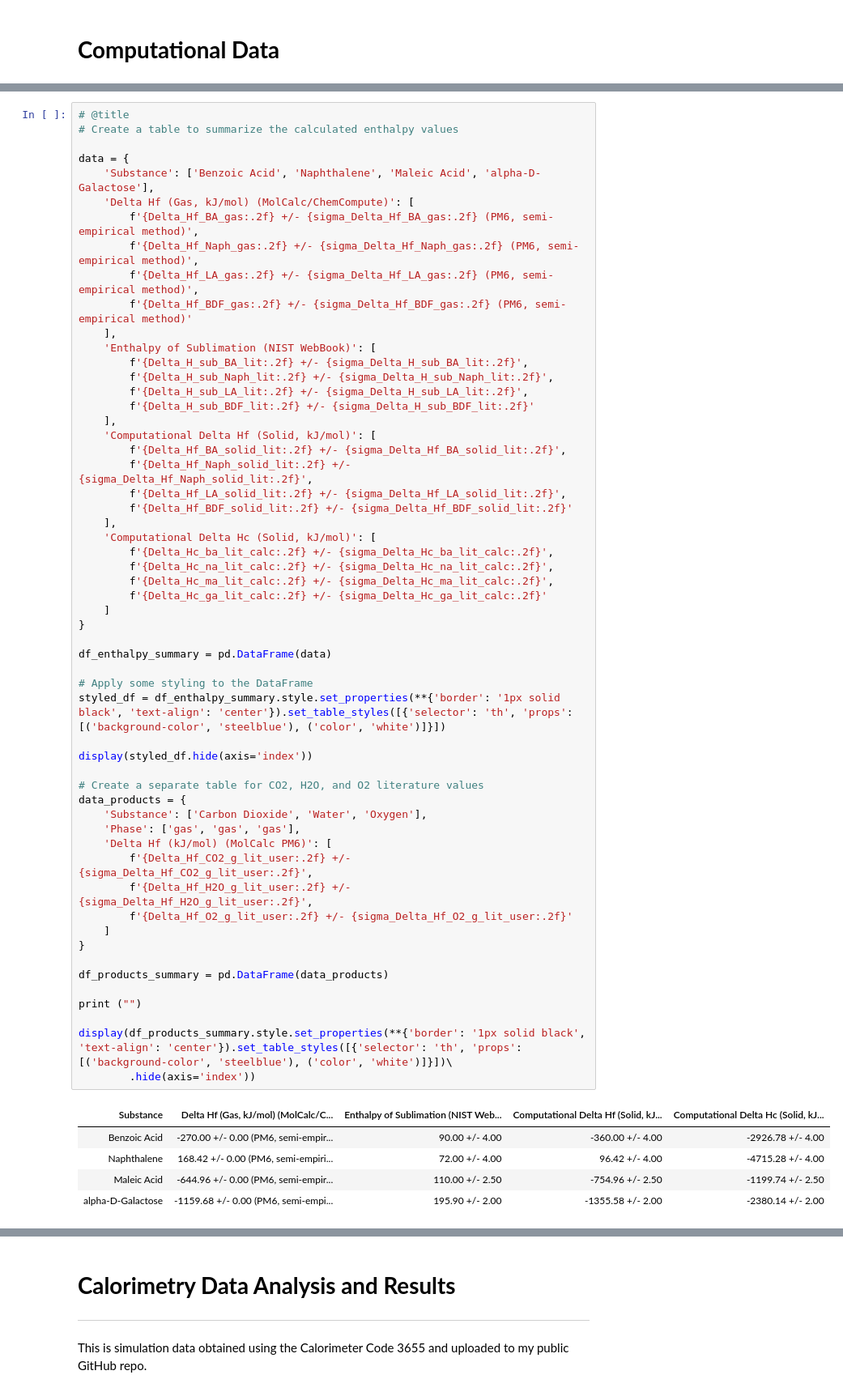
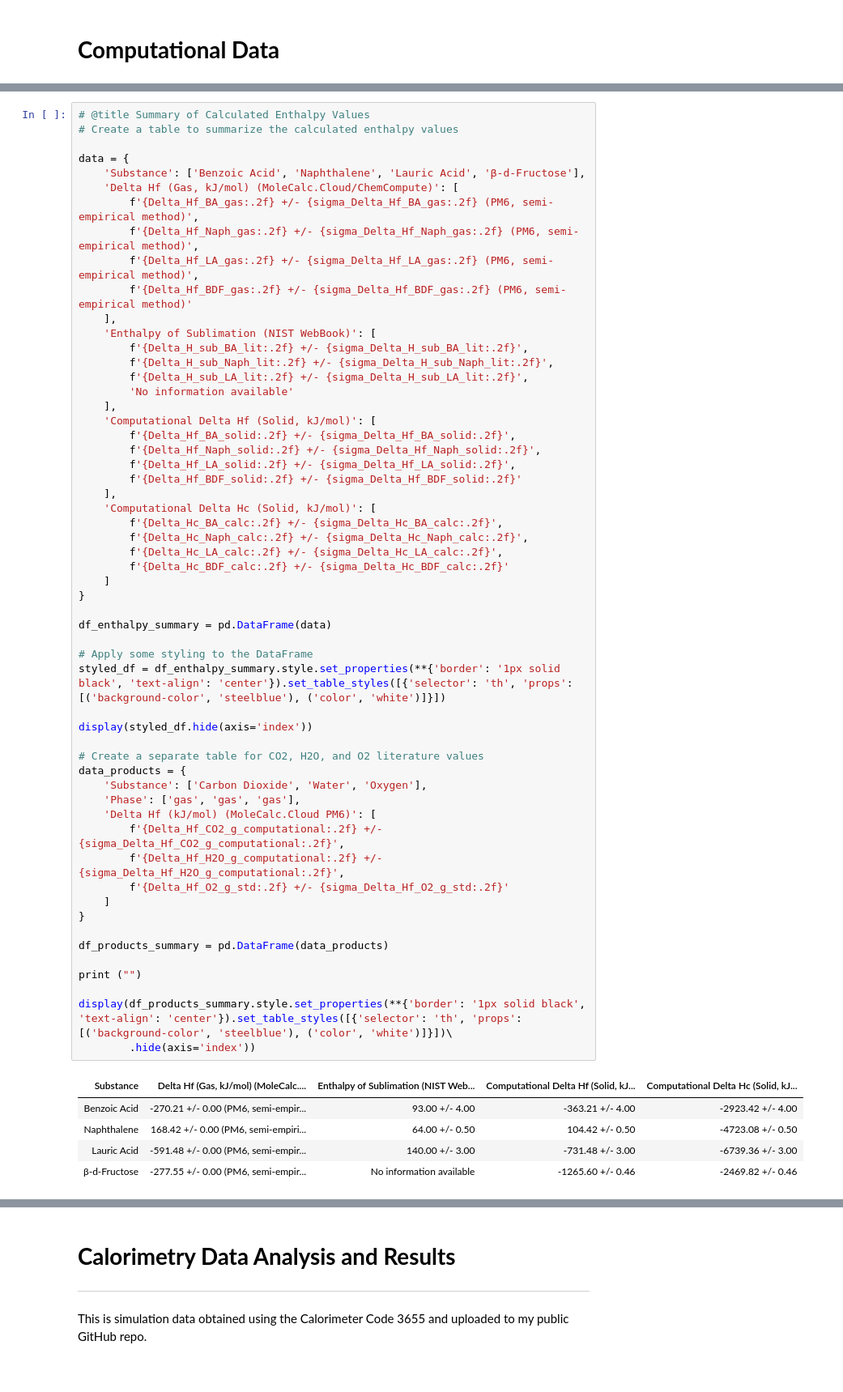
Before and after one commit to sraymundo15/sraymundo15, a Jupyter notebook: Calorimetry Lab/CHM343_Physical_Chemistry_Lab_2_Colab_Notebook_Sebastian_Raymundo.ipynb, the cells around one changed output, grey strips where cells are left out. Shown: that part at 81% size. Drawn from its saved outputs; the diff is of its cells as text.

```diff
--- a/Calorimetry Lab/CHM343_Physical_Chemistry_Lab_2_Colab_Notebook_Sebastian_Raymundo.ipynb
+++ b/Calorimetry Lab/CHM343_Physical_Chemistry_Lab_2_Colab_Notebook_Sebastian_Raymundo.ipynb
@@ -261,10 +245,10 @@ alpha-D-Galactose (theoretical, using user lit values): Delta Hc = -2380.14 +/-
 # %%
-# @title
+# @title Summary of Calculated Enthalpy Values
 # Create a table to summarize the calculated enthalpy values
 
 data = {
-    'Substance': ['Benzoic Acid', 'Naphthalene', 'Maleic Acid', 'alpha-D-Galactose'],
-    'Delta Hf (Gas, kJ/mol) (MolCalc/ChemCompute)': [
+    'Substance': ['Benzoic Acid', 'Naphthalene', 'Lauric Acid', 'β-d-Fructose'],
+    'Delta Hf (Gas, kJ/mol) (MoleCalc.Cloud/ChemCompute)': [
         f'{Delta_Hf_BA_gas:.2f} +/- {sigma_Delta_Hf_BA_gas:.2f} (PM6, semi-empirical method)',
         f'{Delta_Hf_Naph_gas:.2f} +/- {sigma_Delta_Hf_Naph_gas:.2f} (PM6, semi-empirical method)',
         f'{Delta_Hf_LA_gas:.2f} +/- {sigma_Delta_Hf_LA_gas:.2f} (PM6, semi-empirical method)',
@@ -274,49 +258,49 @@ data = {
         f'{Delta_H_sub_BA_lit:.2f} +/- {sigma_Delta_H_sub_BA_lit:.2f}',
         f'{Delta_H_sub_Naph_lit:.2f} +/- {sigma_Delta_H_sub_Naph_lit:.2f}',
         f'{Delta_H_sub_LA_lit:.2f} +/- {sigma_Delta_H_sub_LA_lit:.2f}',
-        f'{Delta_H_sub_BDF_lit:.2f} +/- {sigma_Delta_H_sub_BDF_lit:.2f}'
+        'No information available'
     ],
     'Computational Delta Hf (Solid, kJ/mol)': [
-        f'{Delta_Hf_BA_solid_lit:.2f} +/- {sigma_Delta_Hf_BA_solid_lit:.2f}',
-        f'{Delta_Hf_Naph_solid_lit:.2f} +/- {sigma_Delta_Hf_Naph_solid_lit:.2f}',
-        f'{Delta_Hf_LA_solid_lit:.2f} +/- {sigma_Delta_Hf_LA_solid_lit:.2f}',
-        f'{Delta_Hf_BDF_solid_lit:.2f} +/- {sigma_Delta_Hf_BDF_solid_lit:.2f}'
+        f'{Delta_Hf_BA_solid:.2f} +/- {sigma_Delta_Hf_BA_solid:.2f}',
+        f'{Delta_Hf_Naph_solid:.2f} +/- {sigma_Delta_Hf_Naph_solid:.2f}',
+        f'{Delta_Hf_LA_solid:.2f} +/- {sigma_Delta_Hf_LA_solid:.2f}',
+        f'{Delta_Hf_BDF_solid:.2f} +/- {sigma_Delta_Hf_BDF_solid:.2f}'
     ],
     'Computational Delta Hc (Solid, kJ/mol)': [
-        f'{Delta_Hc_ba_lit_calc:.2f} +/- {sigma_Delta_Hc_ba_lit_calc:.2f}',
-        f'{Delta_Hc_na_lit_calc:.2f} +/- {sigma_Delta_Hc_na_lit_calc:.2f}',
-        f'{Delta_Hc_ma_lit_calc:.2f} +/- {sigma_Delta_Hc_ma_lit_calc:.2f}',
-        f'{Delta_Hc_ga_lit_calc:.2f} +/- {sigma_Delta_Hc_ga_lit_calc:.2f}'
+        f'{Delta_Hc_BA_calc:.2f} +/- {sigma_Delta_Hc_BA_calc:.2f}',
+        f'{Delta_Hc_Naph_calc:.2f} +/- {sigma_Delta_Hc_Naph_calc:.2f}',
+        f'{Delta_Hc_LA_calc:.2f} +/- {sigma_Delta_Hc_LA_calc:.2f}',
+        f'{Delta_Hc_BDF_calc:.2f} +/- {sigma_Delta_Hc_BDF_calc:.2f}'
     ]
 }
 
 df_enthalpy_summary = pd.DataFrame(data)
 
 # Apply some styling to the DataFrame
 styled_df = df_enthalpy_summary.style.set_properties(**{'border': '1px solid black', 'text-align': 'center'}).set_table_styles([{'selector': 'th', 'props': [('background-color', 'steelblue'), ('color', 'white')]}])
 
 display(styled_df.hide(axis='index'))
 
 # Create a separate table for CO2, H2O, and O2 literature values
 data_products = {
     'Substance': ['Carbon Dioxide', 'Water', 'Oxygen'],
     'Phase': ['gas', 'gas', 'gas'],
-    'Delta Hf (kJ/mol) (MolCalc PM6)': [
-        f'{Delta_Hf_CO2_g_lit_user:.2f} +/- {sigma_Delta_Hf_CO2_g_lit_user:.2f}',
-        f'{Delta_Hf_H2O_g_lit_user:.2f} +/- {sigma_Delta_Hf_H2O_g_lit_user:.2f}',
-        f'{Delta_Hf_O2_g_lit_user:.2f} +/- {sigma_Delta_Hf_O2_g_lit_user:.2f}'
+    'Delta Hf (kJ/mol) (MoleCalc.Cloud PM6)': [
+        f'{Delta_Hf_CO2_g_computational:.2f} +/- {sigma_Delta_Hf_CO2_g_computational:.2f}',
+        f'{Delta_Hf_H2O_g_computational:.2f} +/- {sigma_Delta_Hf_H2O_g_computational:.2f}',
+        f'{Delta_Hf_O2_g_std:.2f} +/- {sigma_Delta_Hf_O2_g_std:.2f}'
     ]
 }
 
 df_products_summary = pd.DataFrame(data_products)
 
 print ("")
 
 display(df_products_summary.style.set_properties(**{'border': '1px solid black', 'text-align': 'center'}).set_table_styles([{'selector': 'th', 'props': [('background-color', 'steelblue'), ('color', 'white')]}])\
         .hide(axis='index'))
 # %% [output]
-| Substance | Delta Hf (Gas, kJ/mol) (MolCalc/C... | Enthalpy of Sublimation (NIST Web... | Computational Delta Hf (Solid, kJ... | Computational Delta Hc (Solid, kJ... |
-| Benzoic Acid | -270.00 +/- 0.00 (PM6, semi-empir... | 90.00 +/- 4.00 | -360.00 +/- 4.00 | -2926.78 +/- 4.00 |
-| Naphthalene | 168.42 +/- 0.00 (PM6, semi-empiri... | 72.00 +/- 4.00 | 96.42 +/- 4.00 | -4715.28 +/- 4.00 |
-| Maleic Acid | -644.96 +/- 0.00 (PM6, semi-empir... | 110.00 +/- 2.50 | -754.96 +/- 2.50 | -1199.74 +/- 2.50 |
-| alpha-D-Galactose | -1159.68 +/- 0.00 (PM6, semi-empi... | 195.90 +/- 2.00 | -1355.58 +/- 2.00 | -2380.14 +/- 2.00 |
+| Substance | Delta Hf (Gas, kJ/mol) (MoleCalc.... | Enthalpy of Sublimation (NIST Web... | Computational Delta Hf (Solid, kJ... | Computational Delta Hc (Solid, kJ... |
+| Benzoic Acid | -270.21 +/- 0.00 (PM6, semi-empir... | 93.00 +/- 4.00 | -363.21 +/- 4.00 | -2923.42 +/- 4.00 |
+| Naphthalene | 168.42 +/- 0.00 (PM6, semi-empiri... | 64.00 +/- 0.50 | 104.42 +/- 0.50 | -4723.08 +/- 0.50 |
+| Lauric Acid | -591.48 +/- 0.00 (PM6, semi-empir... | 140.00 +/- 3.00 | -731.48 +/- 3.00 | -6739.36 +/- 3.00 |
+| β-d-Fructose | -277.55 +/- 0.00 (PM6, semi-empir... | No information available | -1265.60 +/- 0.46 | -2469.82 +/- 0.46 |
```
Also changed, not shown: parts of 17 cells of this notebook.
